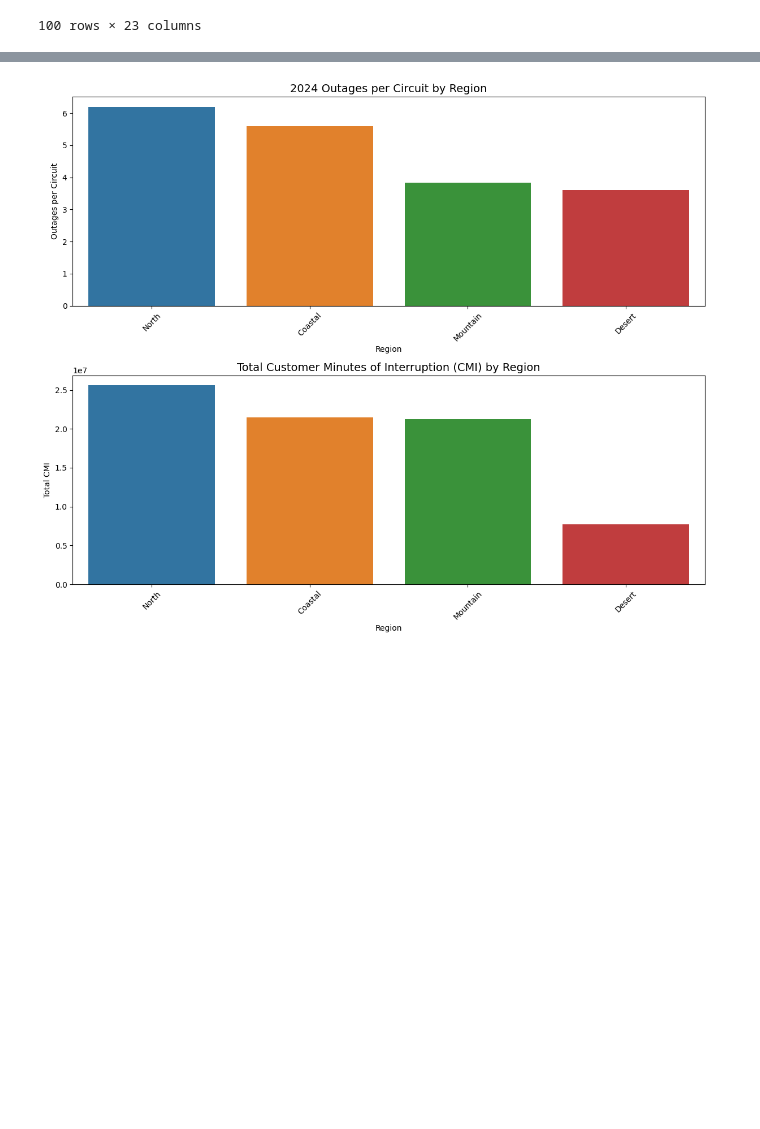
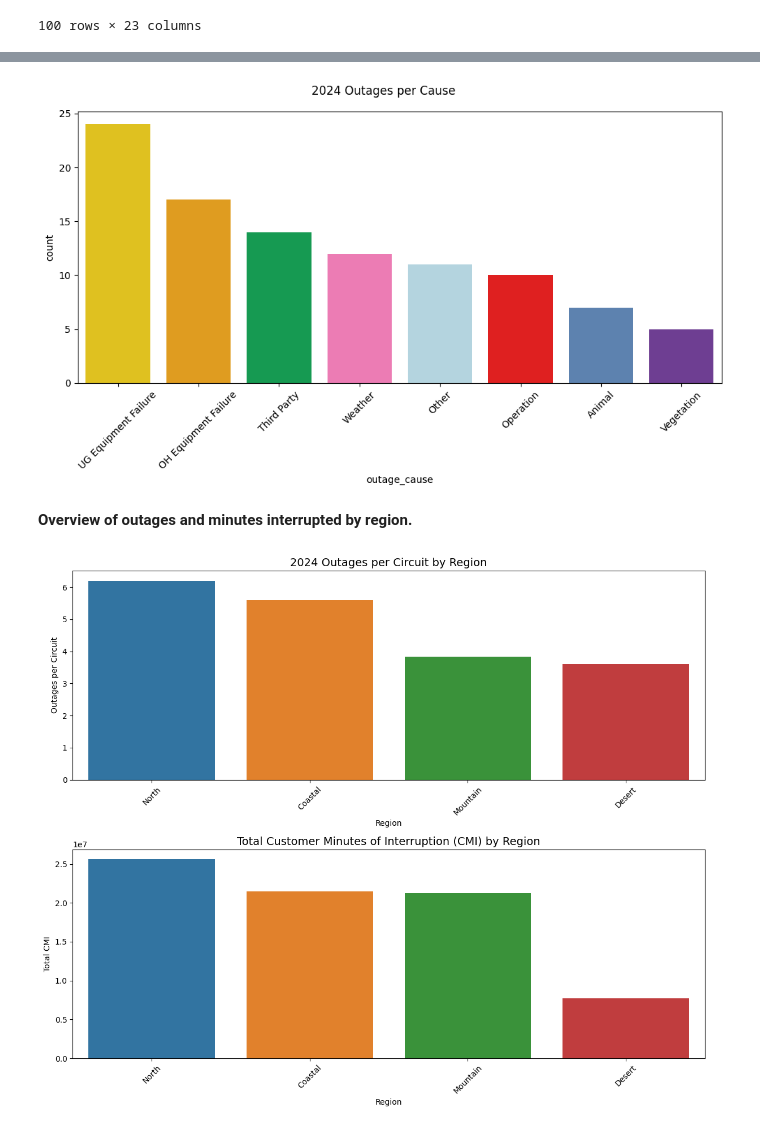
Before and after one commit to GerardoG2/ITC-2025, a Jupyter notebook: Notebooks/Insights.ipynb, the cells around one changed output, grey strips where cells are left out. Saved outputs shown, nothing was run; the diff lists cells and outputs as text; code cells hidden in the pictures; blank space fills up the shorter version.

```diff
--- a/Notebooks/Insights.ipynb
+++ b/Notebooks/Insights.ipynb
@@ -261,3 +134,27 @@ outages_per_region_2024
+# %%
+# top outage causes
+
+top_outage_causes_2024 = (
+    df
+    .groupby("outage_cause")
+    .size()
+    .reset_index(name="count")
+    .sort_values(by='outage_cause', ascending = True)
+    .reset_index(drop=True)
+)
+
+# top_outage_causes_2024
+
+plt.figure(figsize=(10,6))
+
+sns.barplot(top_outage_causes_2024.sort_values(by='count', ascending=False), x = 'outage_cause', y = 'count', hue = 'outage_cause', palette = cause_colors, legend=False)
+plt.suptitle("2024 Outages per Cause")
+plt.tick_params(rotation = 45, axis = 'x')
+plt.tight_layout()
+# %% [output]
+[figure, added]
+# %% [markdown]
+<b> Overview of outages and minutes interrupted by region.
 # %%
 
 palette = sns.color_palette(palette = 'tab10')
```
Also changed, not shown: parts of 76 cells of this notebook.
